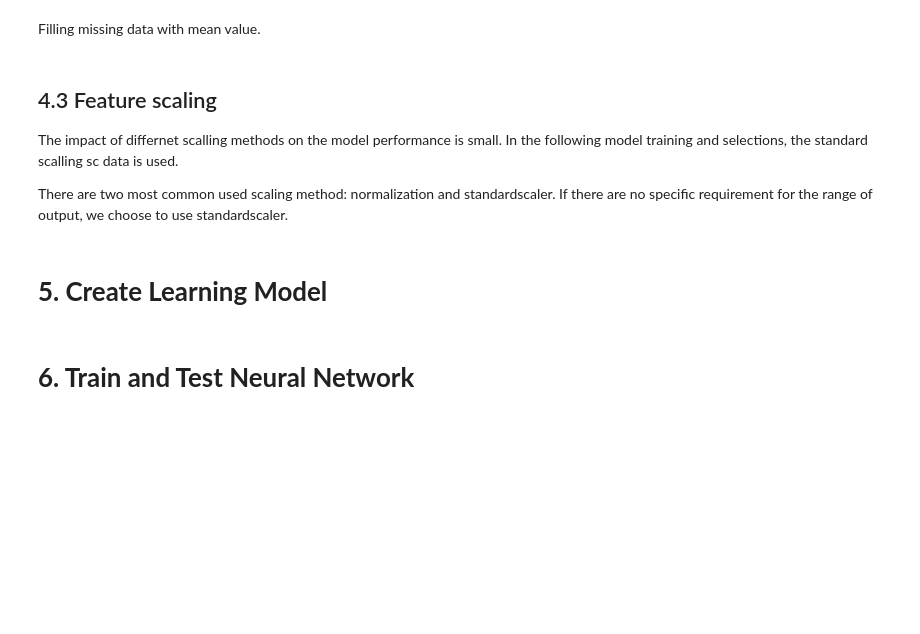
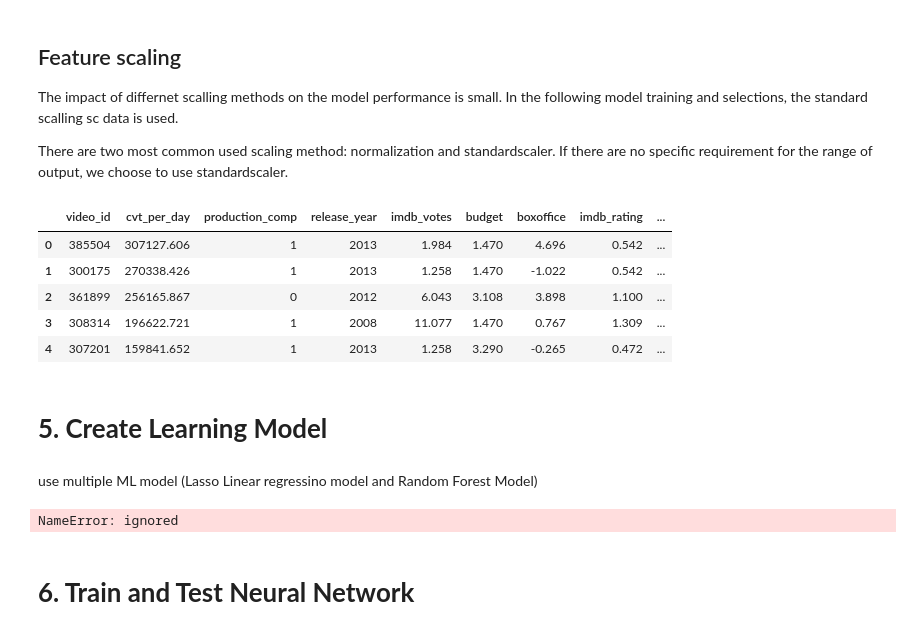
Before and after one commit to hemsmalli5/test, a Jupyter notebook: Project_Master.ipynb, the cells around one changed output. Saved outputs shown, nothing was run; the diff lists cells and outputs as text; code cells hidden in the pictures; blank space fills up the shorter version.

```diff
--- a/Project_Master.ipynb
+++ b/Project_Master.ipynb
@@ -145,0 +181,3 @@ Some videos belongs to more than one genere, the genre of each video is splitted
+# %%
+movie_data_2[['budget','boxoffice','metacritic_score','star_category\r','imdb_votes','imdb_rating']] = movie_data_2[['budget','boxoffice','metacritic_score','star_category\r','imdb_votes','imdb_rating']].replace(0, np.nan)
+print(movie_data_2.info())
@@ -145,0 +224,8 @@ Some videos belongs to more than one genere, the genre of each video is splitted
+# %%
+movie_data_2['boxoffice'] = movie_data_2['boxoffice'].fillna(movie_data_2['boxoffice'].mean())
+movie_data_2['metacritic_score']=movie_data_2['metacritic_score'].fillna(movie_data_2['metacritic_score'].mean())
+movie_data_2['star_category\r'] = movie_data_2['star_category\r'].fillna(movie_data_2['imdb_votes'].mean())
+movie_data_2['imdb_votes'] = movie_data_2['imdb_votes'].fillna(movie_data_2['imdb_votes'].mean())
+movie_data_2['imdb_rating']=movie_data_2['imdb_rating'].fillna(movie_data_2['imdb_rating'].mean())
+movie_data_2['budget']= movie_data_2['budget'].fillna(movie_data_2['budget'].mean())
+print(movie_data_2.info())
@@ -165,2 +262,0 @@ print(new_prime_data.isnull().sum()/new_prime_data.shape[0])
-# %% [markdown]
-Filling missing data with mean value.
@@ -176,18 +263,24 @@ print(new_prime_data1.info())
 # %% [markdown]
-## 4.3 Feature scaling
+## Feature scaling
 
 The impact of differnet scalling methods on the model performance is small. In the following model training and selections, the standard scalling sc data is used.
 
 There are two most common used scaling method: normalization and standardscaler. If there are no specific requirement for the range of output, we choose to use standardscaler.
 # %%
 #Standard scaling
-scale_lst= ['weighted_categorical_position', 'weighted_horizontal_poition','budget','boxoffice',
-            'imdb_votes','imdb_rating','duration_in_mins','metacritic_score','star_category']
+scale_lst= ['budget','boxoffice', 'imdb_votes','imdb_rating','duration_in_mins','metacritic_score','star_category\r']
 
-new_prime_data_sc = new_prime_data1.copy()
+new_prime_data_sc = movie_data_2.copy()
 
 sc_scale = preprocessing.StandardScaler().fit(new_prime_data_sc[scale_lst])
 new_prime_data_sc[scale_lst] = sc_scale.transform(new_prime_data_sc[scale_lst])
 new_prime_data_sc.head()
+# %% [output]
+|  | video_id | cvt_per_day | production_comp | release_year | imdb_votes | budget | boxoffice | imdb_rating | ... |
+| 0 | 385504 | 307127.606 | 1 | 2013 | 1.984 | 1.470 | 4.696 | 0.542 | ... |
+| 1 | 300175 | 270338.426 | 1 | 2013 | 1.258 | 1.470 | -1.022 | 0.542 | ... |
+| 2 | 361899 | 256165.867 | 0 | 2012 | 6.043 | 3.108 | 3.898 | 1.100 | ... |
+| 3 | 308314 | 196622.721 | 1 | 2008 | 11.077 | 1.470 | 0.767 | 1.309 | ... |
+| 4 | 307201 | 159841.652 | 1 | 2013 | 1.258 | 3.290 | -0.265 | 0.472 | ... |
 # %%
 #MinMax scaling
@@ -205,0 +297,46 @@ new_prime_data_rs[scale_lst] = rs_scale.transform(new_prime_data_rs[scale_lst])
+# %% [markdown]
+use multiple ML model (Lasso Linear regressino model and Random Forest Model)
+# %%
+# Define the model
+# ML sample on Lasso Linear regression
+from sklearn.model_selection import train_test_split
+from sklearn.linear_model import LinearRegression, Lasso, Ridge
+from sklearn.metrics import mean_squared_error, r2_score
+from math import sqrt
+
+lr_train, lr_validate = train_test_split(train, test_size = 0.15, random_state = 0)
+
+lr_train_x = lr_train.drop(['video_id', 'cvt_per_day'], axis =1)
+lr_validate_x = lr_validate.drop(['video_id','cvt_per_day'], axis=1)
+lr_train_y = lr_train['cvt_per_day']
+lr_validate_y = lr_validate['cvt_per_day']
+
+alphas = np.logspace(-0.3, 2.5, num=150)
+#alphas = [0.00000001]
+scores = np.empty_like(alphas)
+opt_a = float('-inf')
+max_score = float('-inf')
+for i, a in enumerate(alphas):
+    lasso = Lasso()
+    lasso.set_params(alpha = a)
+    lasso.fit(lr_train_x, lr_train_y)
+    scores[i] = lasso.score(lr_validate_x, lr_validate_y)
+    if scores[i]> max_score:
+        max_score = scores[i]
+        opt_a = a
+        lasso_save = lasso
+plt.plot(alphas, scores, color = 'b', linestyle= 'dashed', marker='o', markerfacecolor = 'blue', markersize = 6)
+plt.xlabel('alpha')
+plt.ylabel('score')
+plt.grid(True)
+plt.title('score vs. alpha')
+plt.show()
+modell_para = opt_a
+print('The optimaized alpha and score of Lasso linear is: '), opt_a, max_score
+
+#combine the validate data and training data, use the optimal alpha, re-train the model
+lasso_f = Lasso()
+lasso_f.set_params(alpha = opt_a)
+lasso_f.fit(model_train_x, model_train_y)
+# %% [output]
+NameError: ignored
```
Also changed, not shown: parts of 65 cells of this notebook.
